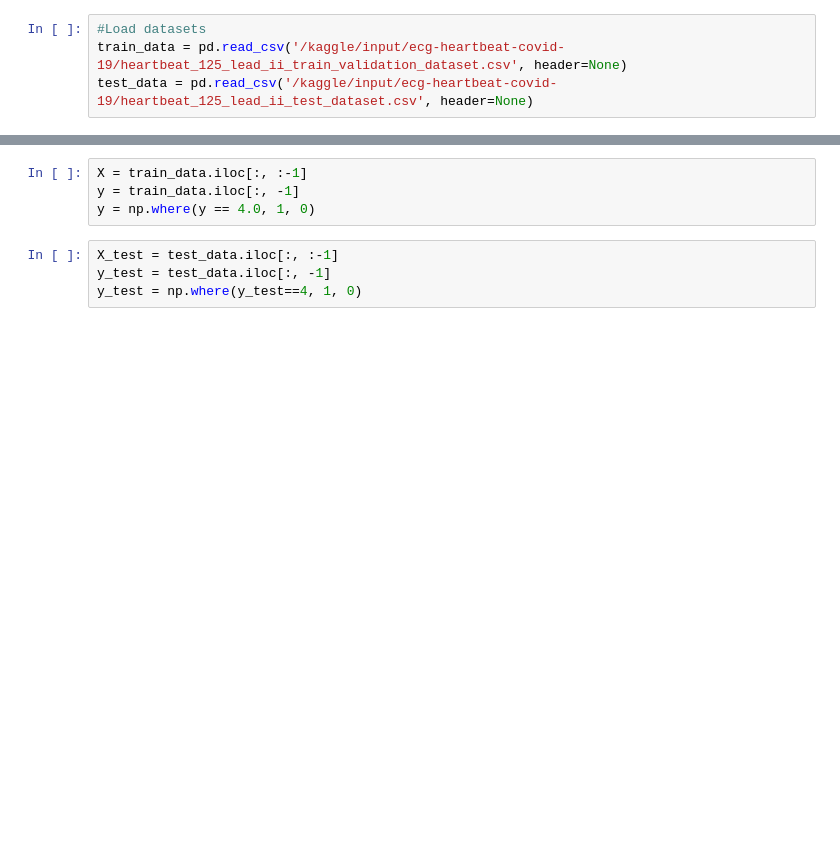
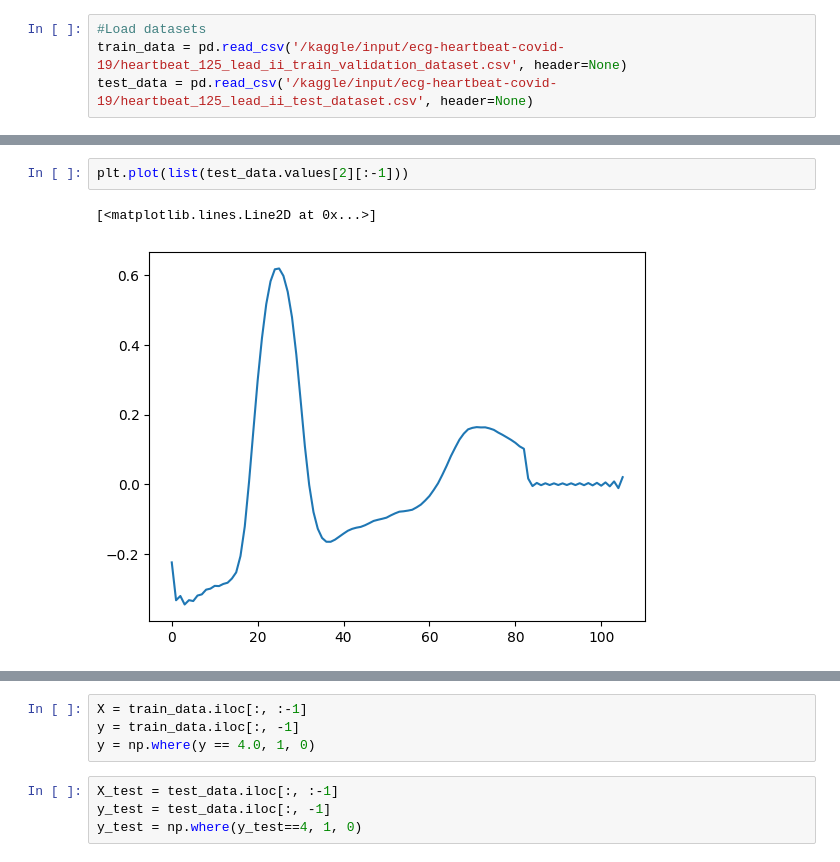
Before and after one commit to Imokut/projects, a Jupyter notebook: ECG signal prediction/notebook_1.ipynb, the cells around one changed output, grey strips where cells are left out. Saved outputs shown, nothing was run; the diff lists cells and outputs as text; blank space fills up the shorter version.

```diff
--- a/ECG signal prediction/notebook_1.ipynb
+++ b/ECG signal prediction/notebook_1.ipynb
@@ -16,0 +83,5 @@ test_data = pd.read_csv('/kaggle/input/ecg-heartbeat-covid-19/heartbeat_125_lead
+# %%
+plt.plot(list(test_data.values[2][:-1]))
+# %% [output]
+[<matplotlib.lines.Line2D at 0x...>]
+[figure, added]
```
Also changed, not shown: parts of 35 cells of this notebook.
